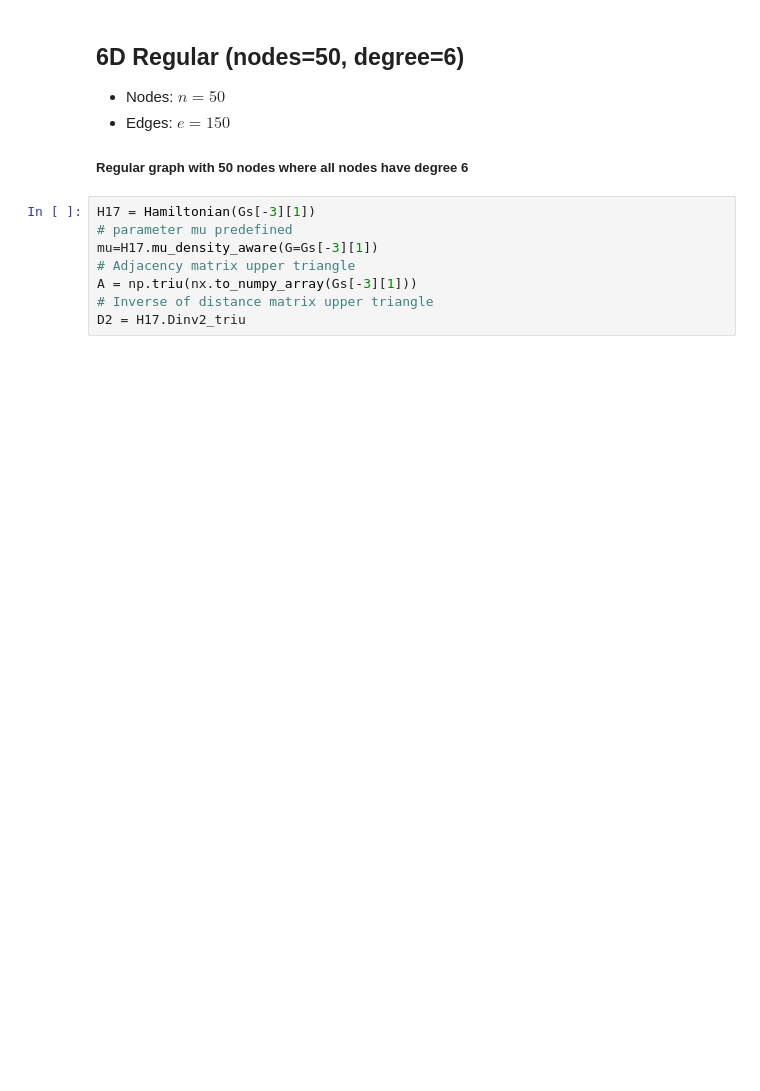
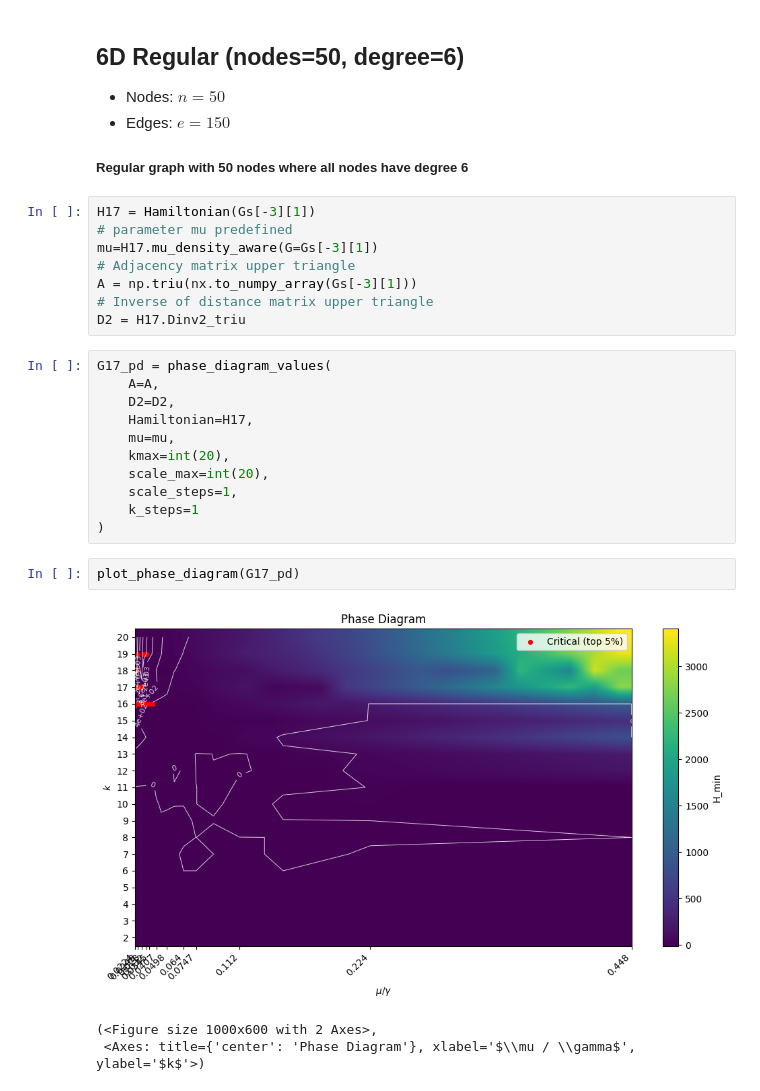
Before and after one commit to SamSaladino/Effective-Topological-Coverage-ETC, a Jupyter notebook: examples/1_tutorial_h_ examples.ipynb, the cells around one changed output. Drawn from its saved outputs; the diff is of its cells as text; blank space fills up the shorter version.

Commit message:
chore : improving graphics
just improving the quality of the graphics in the tutorial notebook

```diff
--- a/examples/1_tutorial_h_ examples.ipynb
+++ b/examples/1_tutorial_h_ examples.ipynb
@@ -208,3 +275,20 @@ mu=H17.mu_density_aware(G=Gs[-3][1])
 A = np.triu(nx.to_numpy_array(Gs[-3][1]))
 # Inverse of distance matrix upper triangle
 D2 = H17.Dinv2_triu
+# %%
+G17_pd = phase_diagram_values(
+    A=A,
+    D2=D2,
+    Hamiltonian=H17,
+    mu=mu,
+    kmax=int(20),
+    scale_max=int(20),
+    scale_steps=1,
+    k_steps=1
+)
+# %%
+plot_phase_diagram(G17_pd)
+# %% [output]
+[figure, added]
+(<Figure size 1000x600 with 2 Axes>,
+ <Axes: title={'center': 'Phase Diagram'}, xlabel='$\\mu / \\gamma$', ylabel='$k$'>)
```
Also changed, not shown: parts of 10 cells of this notebook.
